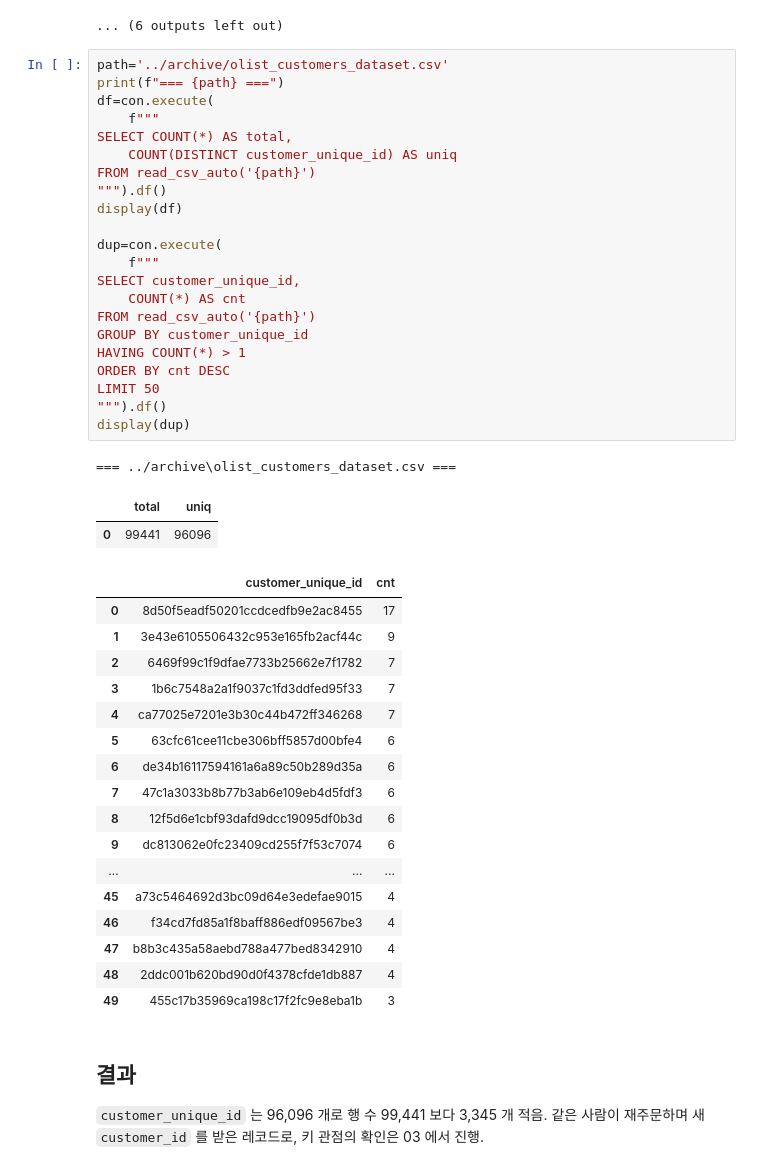
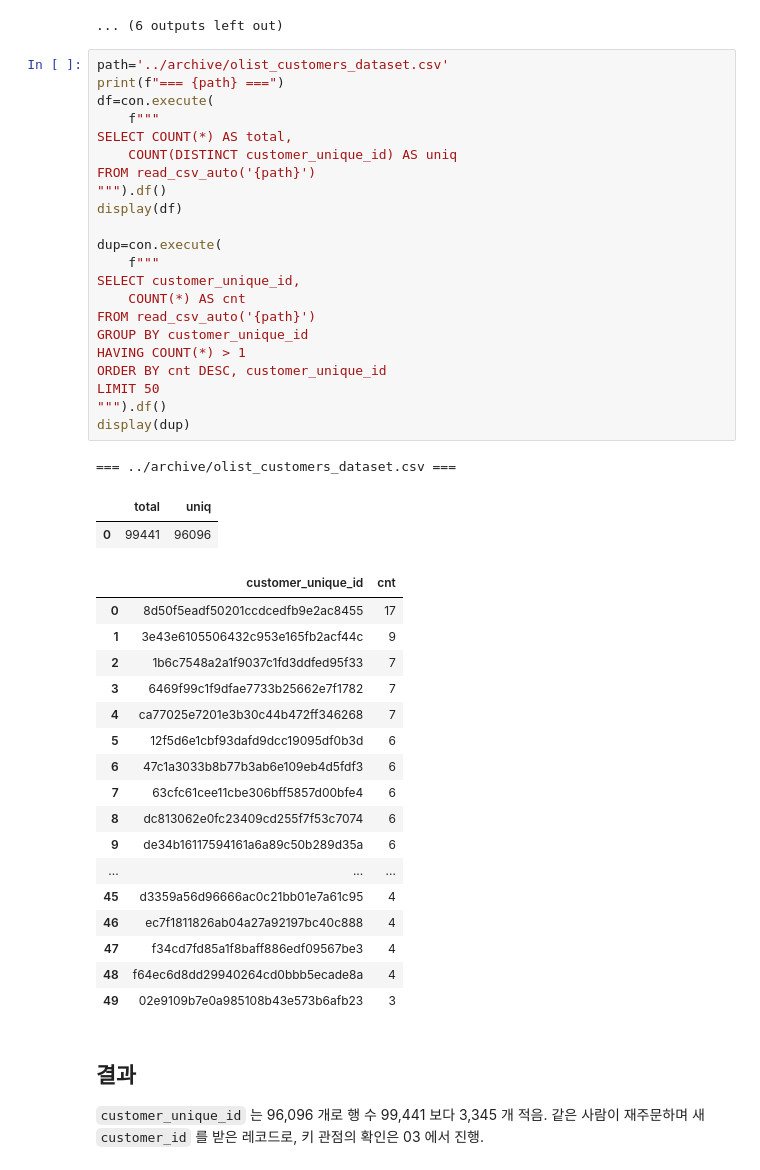
Before and after one commit to wlstjd1011/Olist-data-analyze, a Jupyter notebook: notebooks/01_data_exploration.ipynb, the cells around one changed output. Saved outputs shown, nothing was run; the diff lists cells and outputs as text.

```diff
--- a/notebooks/01_data_exploration.ipynb
+++ b/notebooks/01_data_exploration.ipynb
@@ -86,46 +86,46 @@ for path in csv_files:
 # %%
 path='../archive/olist_customers_dataset.csv'
 print(f"=== {path} ===")
 df=con.execute(
     f"""
 SELECT COUNT(*) AS total,
     COUNT(DISTINCT customer_unique_id) AS uniq
 FROM read_csv_auto('{path}')
 """).df()
 display(df)
 
 dup=con.execute(
     f"""
 SELECT customer_unique_id,
     COUNT(*) AS cnt
 FROM read_csv_auto('{path}')
 GROUP BY customer_unique_id
 HAVING COUNT(*) > 1
-ORDER BY cnt DESC
+ORDER BY cnt DESC, customer_unique_id
 LIMIT 50
 """).df()
 display(dup)
 # %% [output]
-=== ../archive\olist_customers_dataset.csv ===
+=== ../archive/olist_customers_dataset.csv ===
 |  | total | uniq |
 | 0 | 99441 | 96096 |
 |  | customer_unique_id | cnt |
 | 0 | 8d50f5eadf50201ccdcedfb9e2ac8455 | 17 |
 | 1 | 3e43e6105506432c953e165fb2acf44c | 9 |
-| 2 | 6469f99c1f9dfae7733b25662e7f1782 | 7 |
-| 3 | 1b6c7548a2a1f9037c1fd3ddfed95f33 | 7 |
+| 2 | 1b6c7548a2a1f9037c1fd3ddfed95f33 | 7 |
+| 3 | 6469f99c1f9dfae7733b25662e7f1782 | 7 |
 | 4 | ca77025e7201e3b30c44b472ff346268 | 7 |
-| 5 | 63cfc61cee11cbe306bff5857d00bfe4 | 6 |
-| 6 | de34b16117594161a6a89c50b289d35a | 6 |
-| 7 | 47c1a3033b8b77b3ab6e109eb4d5fdf3 | 6 |
-| 8 | 12f5d6e1cbf93dafd9dcc19095df0b3d | 6 |
-| 9 | dc813062e0fc23409cd255f7f53c7074 | 6 |
+| 5 | 12f5d6e1cbf93dafd9dcc19095df0b3d | 6 |
+| 6 | 47c1a3033b8b77b3ab6e109eb4d5fdf3 | 6 |
+| 7 | 63cfc61cee11cbe306bff5857d00bfe4 | 6 |
+| 8 | dc813062e0fc23409cd255f7f53c7074 | 6 |
+| 9 | de34b16117594161a6a89c50b289d35a | 6 |
 | ... | ... | ... |
-| 45 | a73c5464692d3bc09d64e3edefae9015 | 4 |
-| 46 | f34cd7fd85a1f8baff886edf09567be3 | 4 |
-| 47 | b8b3c435a58aebd788a477bed8342910 | 4 |
-| 48 | 2ddc001b620bd90d0f4378cfde1db887 | 4 |
-| 49 | 455c17b35969ca198c17f2fc9e8eba1b | 3 |
+| 45 | d3359a56d96666ac0c21bb01e7a61c95 | 4 |
+| 46 | ec7f1811826ab04a27a92197bc40c888 | 4 |
+| 47 | f34cd7fd85a1f8baff886edf09567be3 | 4 |
+| 48 | f64ec6d8dd29940264cd0bbb5ecade8a | 4 |
+| 49 | 02e9109b7e0a985108b43e573b6afb23 | 3 |
 # %% [markdown]
 ## 결과
 
```
Also changed, not shown: 8 other files.
